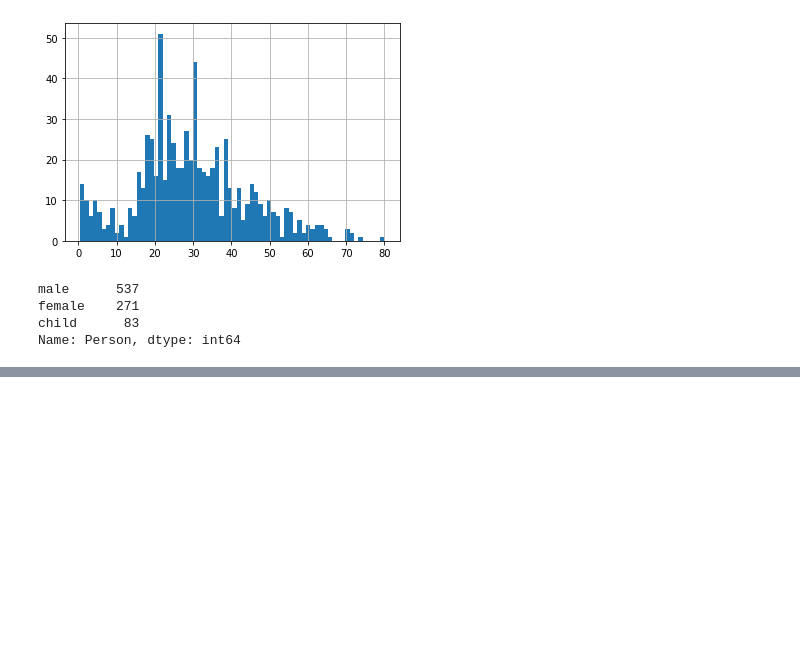
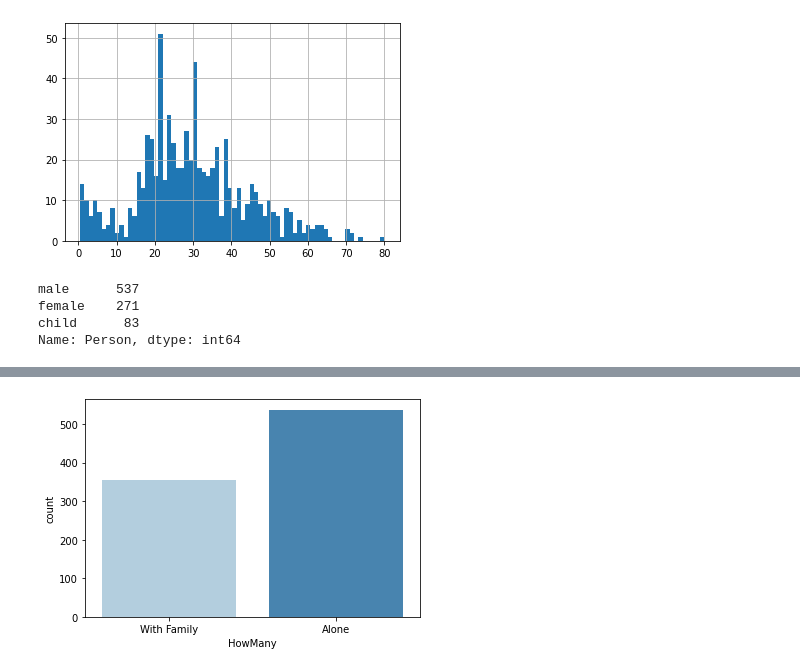
Before and after one commit to mareksturek/kaggle-competition, a Jupyter notebook: 01_titanic_survival.ipynb, the cells around one changed output, grey strips where cells are left out. Cells and saved outputs as stored; diff of their text form; code cells hidden in the pictures; blank space fills up the shorter version.

```diff
--- a/01_titanic_survival.ipynb
+++ b/01_titanic_survival.ipynb
@@ -124,3 +125,10 @@ male      537
 female    271
 child      83
 Name: Person, dtype: int64
+# %%
+# Create column "HowMany" based on "SibSp" if  >0 or ==0
+
+dataset['HowMany'] =  dataset.Parch + dataset.SibSp
+dataset['HowMany'].loc[dataset['HowMany'] >0] = 'With Family'
+dataset['HowMany'].loc[dataset['HowMany'] == 0] = 'Alone'
+dataset.head()
@@ -126,0 +142,6 @@ Name: Person, dtype: int64
+# %%
+# Check whether with family or alone
+
+sns.countplot(x = 'HowMany', data = dataset, palette = 'Blues');
+# %% [output]
+[figure, added]
```
Also changed, not shown: parts of 12 cells of this notebook.
